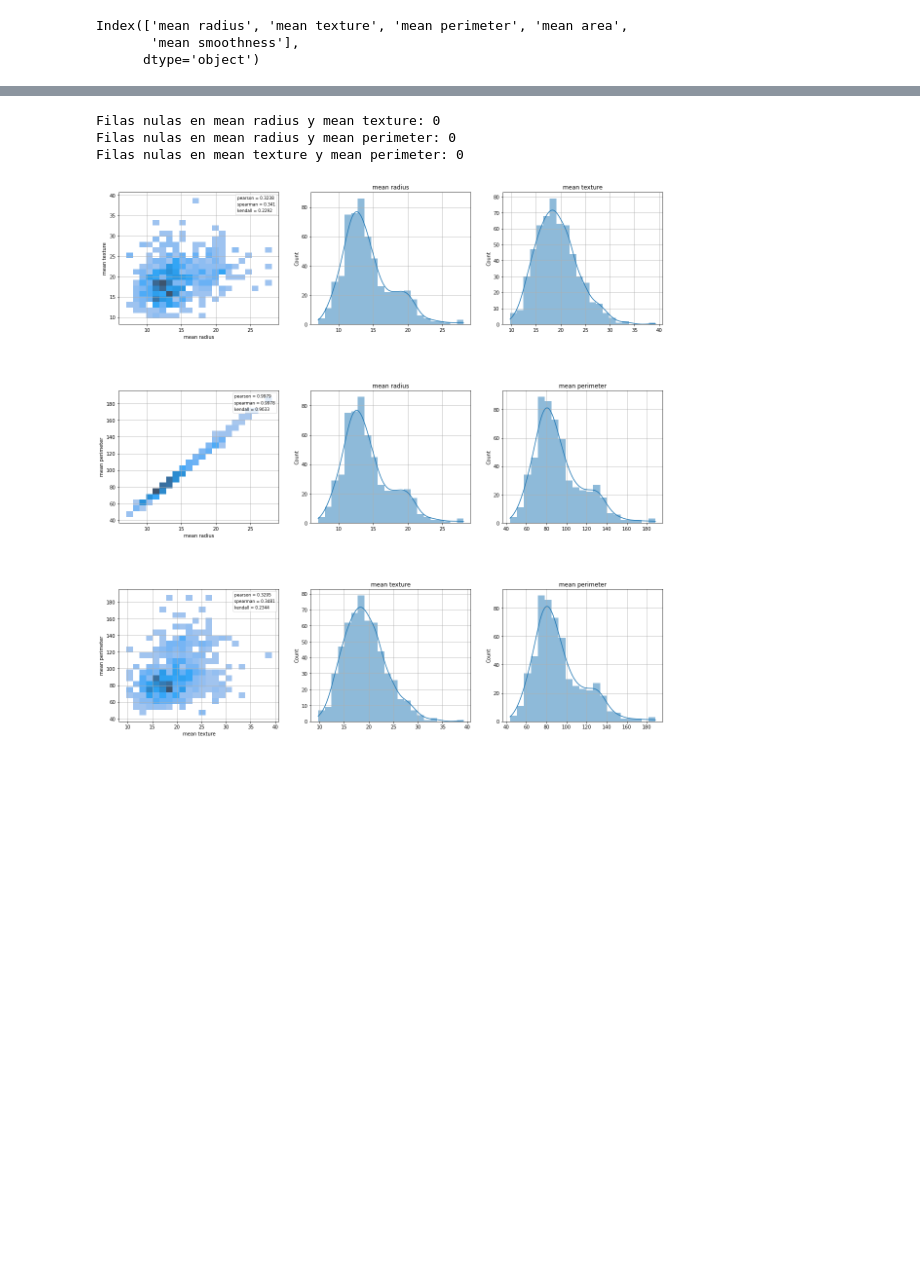
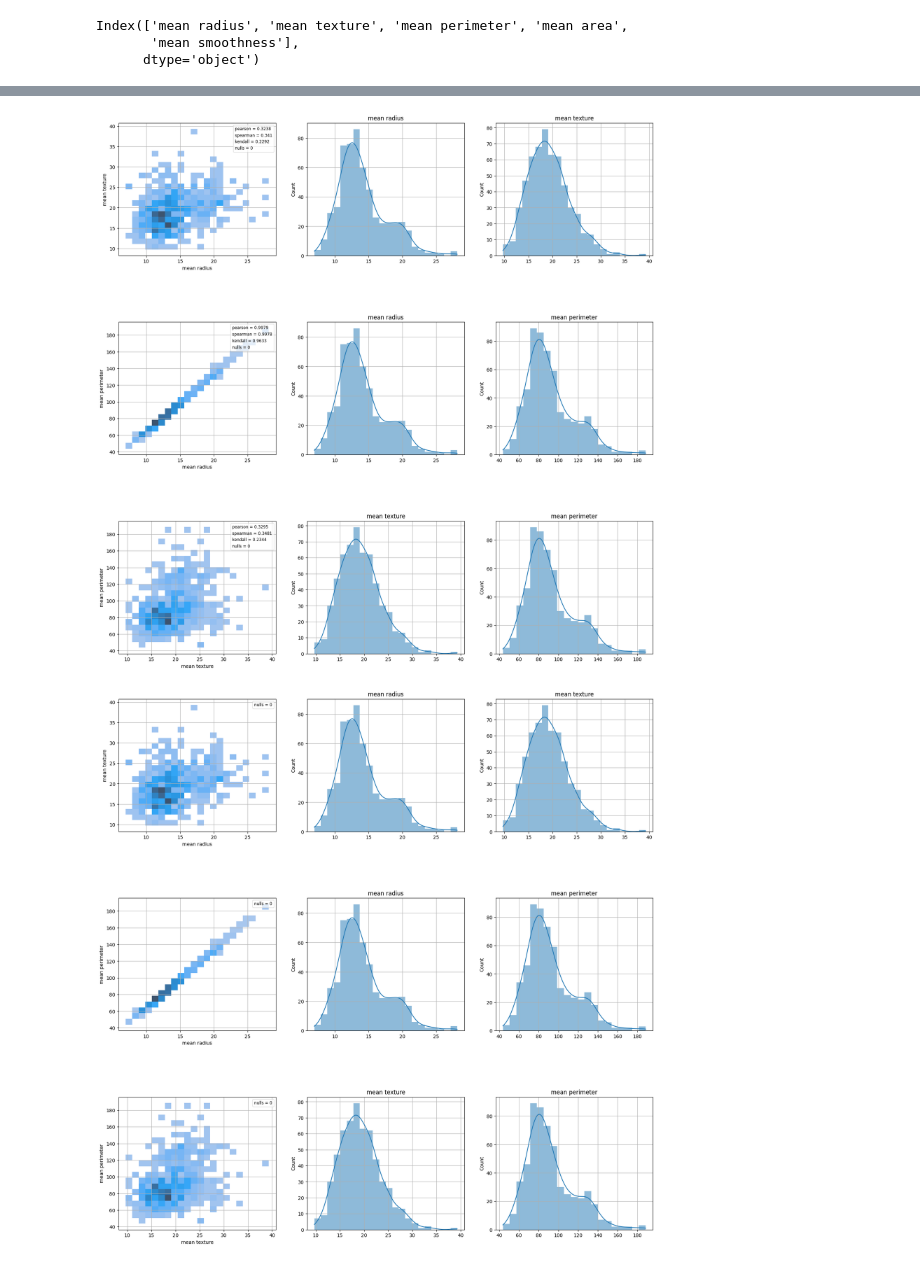
Before and after one commit to PiConsulting/Pensadero, a Jupyter notebook: DataScience/data_science_life_cycle/1_exploratory_data_analysis/Funciones/00.Correlaciones_variables_numericas_funcion.ipynb, the cells around one changed output, grey strips where cells are left out. Drawn from its saved outputs; the diff is of its cells as text; code cells hidden in the pictures; blank space fills up the shorter version.

```diff
--- a/DataScience/data_science_life_cycle/1_exploratory_data_analysis/Funciones/00.Correlaciones_variables_numericas_funcion.ipynb
+++ b/DataScience/data_science_life_cycle/1_exploratory_data_analysis/Funciones/00.Correlaciones_variables_numericas_funcion.ipynb
@@ -12,7 +12,7 @@ from scipy.stats import spearmanr, kendalltau, pearsonr
 
 from sklearn.datasets import load_breast_cancer
 # %%
-def correlaciones(dataset_base, columns, q=(0,1), mode='scatter', alpha=0.5, grid=False ):
+def correlaciones(dataset_base: pd.DataFrame, columns: list, q: tuple =(0,1), mode: str ='scatter', alpha: float =0.5, grid: bool=False, calculate_coefficients: bool = True ) -> None:
     """
     OBJETIVO Y OUTPUT DE LA FUNCIÓN:
     * Mostrar las correlaciones entre columnas numéricas continuas deseadas de un dataframe.
@@ -31,13 +31,16 @@ def correlaciones(dataset_base, columns, q=(0,1), mode='scatter', alpha=0.5, gri
            - Rango intercuantílico a filtrar para el ploteo. Se aplica a variables numericas
            - Valor por defecto: (0,1). Toma todo el rango intercuantílico(no se elimina ningun dato).
        * mode
-           - Transparencia de los puntos en el scatter plo.
+           - Transparencia de los puntos en el scatter plot.
            - scatter o hist
        * alpha
            - Cambiar la transparencia de los puntos en el grafico de dispersion
        * grid
            False: no se muestra la grilla de fondo
            True: se muestra la grilla
+       * calculate_coefficients
+           True: Calcula los coeficientes de correlación de Pearson, Spearman y Kendall.
+           False: No calcula los coeficientes de correlación de Pearson, Spearman y Kendall.
     """
 
     #Se generan las combinaciones entre variables
@@ -46,11 +49,6 @@ def correlaciones(dataset_base, columns, q=(0,1), mode='scatter', alpha=0.5, gri
     figura, axes = plt.subplots(len(combinations), 3, figsize=(20, (20*len(columns)//3)))
 
     for i, (col1, col2) in enumerate(combinations):
-
-        # Posiblidad de mejora de como mostrar los nulos
-        print('Filas nulas en {} y {}: {}'.format(
-            col1, col2,
-            dataset_base[[col1,col2]].isnull().any(axis=1).sum()))
 
         dataset = dataset_base[
             (dataset_base[col1]>=dataset_base[col1].quantile(q[0])) & (dataset_base[col1]<=dataset_base[col1].quantile(q[1])) &
@@ -73,13 +71,21 @@ def correlaciones(dataset_base, columns, q=(0,1), mode='scatter', alpha=0.5, gri
 
 
         #Para mostrar los resultados de lo coeficientes de correlación
-        handles = [mpl_patches.Rectangle((0, 0), 1, 1, fc="white", ec="white", lw=0, alpha=0)] * 3
-        labels = []
-        labels.append(f"pearson = {pearsonr(dataset[col1], dataset[col2])[0]:.4g}")
-        labels.append(f"spearman = {spearmanr(dataset[col1], dataset[col2])[0]:.4g}")
-        labels.append(f"kendall = {kendalltau(dataset[col1], dataset[col2])[0]:.4g}")
+        if calculate_coefficients:
+            handles = [mpl_patches.Rectangle((0, 0), 1, 1, fc="white", ec="white", lw=0, alpha=0)] * 4
+            labels = []
+            labels.append(f"pearson = {pearsonr(dataset[col1], dataset[col2])[0]:.4g}")
+            labels.append(f"spearman = {spearmanr(dataset[col1], dataset[col2])[0]:.4g}")
+            labels.append(f"kendall = {kendalltau(dataset[col1], dataset[col2])[0]:.4g}")
+            labels.append(f"nulls = {dataset_base[[col1,col2]].isnull().any(axis=1).sum()}")
 
-        axes[i,0].legend(handles, labels, loc='upper right', fontsize='small', fancybox=True, framealpha=0.7, handlelength=0, handletextpad=0)
+            axes[i,0].legend(handles, labels, loc='upper right', fontsize='small', fancybox=True, framealpha=0.7, handlelength=0, handletextpad=0)
+        else:
+            handles = [mpl_patches.Rectangle((0, 0), 1, 1, fc="white", ec="white", lw=0, alpha=0)]
+            labels= [f"nulls = {dataset_base[[col1,col2]].isnull().any(axis=1).sum()}"]
+            axes[i,0].legend(handles, labels, loc='upper right', fontsize='small', fancybox=True, framealpha=0.7, handlelength=0, handletextpad=0)
+            pass
+
 
     figura.subplots_adjust(hspace=.5)
     plt.show()
@@ -116,7 +119,8 @@ Filas nulas en mean texture y mean perimeter: 0
 # %%
 correlaciones(df, ['mean radius', 'mean texture', 'mean perimeter'], grid=True ,mode='hist')
 # %% [output]
-Filas nulas en mean radius y mean texture: 0
-Filas nulas en mean radius y mean perimeter: 0
-Filas nulas en mean texture y mean perimeter: 0
-[figure, old version]
+[figure, new version]
+# %%
+correlaciones(df, ['mean radius', 'mean texture', 'mean perimeter'], grid=True ,mode='hist', calculate_coefficients=False)
+# %% [output]
+[figure, added]
```
Also changed, not shown: parts of 1 cell of this notebook.
